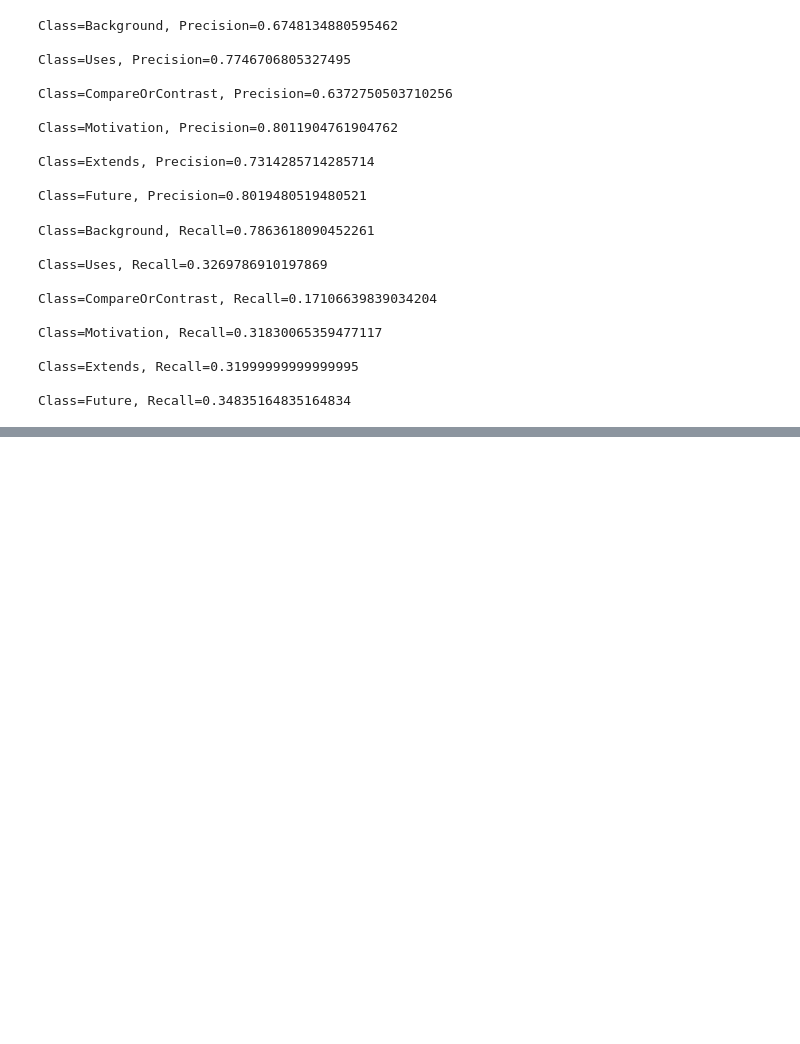
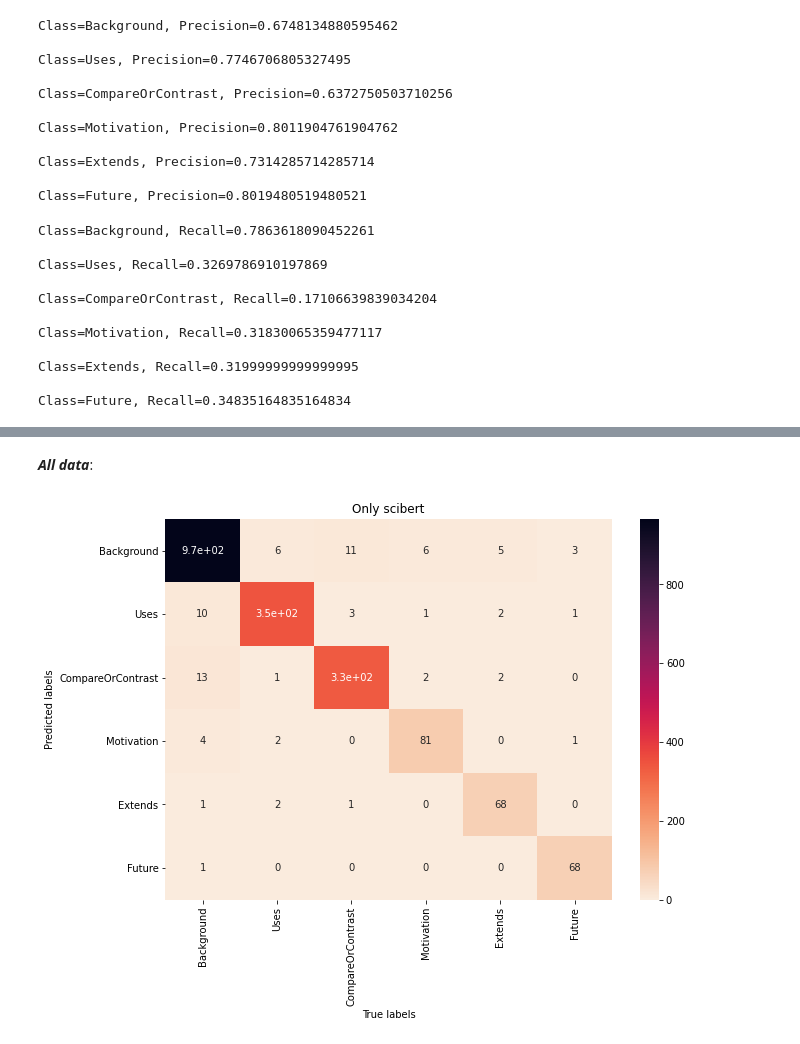
Before and after one commit to se4en/scicite, a Jupyter notebook: only_patterns.ipynb, the cells around one changed output, grey strips where cells are left out. Drawn from its saved outputs; the diff is of its cells as text; code cells hidden in the pictures; blank space fills up the shorter version.

```diff
--- a/only_patterns.ipynb
+++ b/only_patterns.ipynb
@@ -193,0 +263,7 @@ Class=Future, Recall=0.34835164835164834
+# %%
+y_true_dev_only, y_pred_dev_only = get_true_pred(FILE_DEV_TRUE, FILE_DEV_PRED_ONLY_BERT)
+# %%
+y_true_train_only, y_pred_train_only = get_true_pred(FILE_TRAIN_TRUE, FILE_TRAIN_PRED_ONLY_BERT)
+# %%
+y_true_all_only = np.concatenate((y_true_test_only, y_true_dev_only, y_true_train_only))
+y_pred_all_only = np.concatenate((y_pred_test_only, y_pred_dev_only, y_pred_train_only))
@@ -193,0 +272,16 @@ Class=Future, Recall=0.34835164835164834
+# %%
+error_matrix_all_only = confusion_matrix(y_true_all_only, y_pred_all_only)
+# %% [markdown]
+***All data***:
+# %%
+df_cm = pd.DataFrame(error_matrix_all_only, index = CLASSES, columns = CLASSES)
+plt.figure(figsize = (10,7))
+cmap = sn.cm.rocket_r
+sn.heatmap(df_cm, annot=True, cmap=cmap)
+
+plt.title("Only scibert")
+plt.ylabel("Predicted labels")
+plt.xlabel("True labels")
+plt.show()
+# %% [output]
+[figure, added]
```
Also changed, not shown: parts of 19 cells of this notebook, 7 other files.
